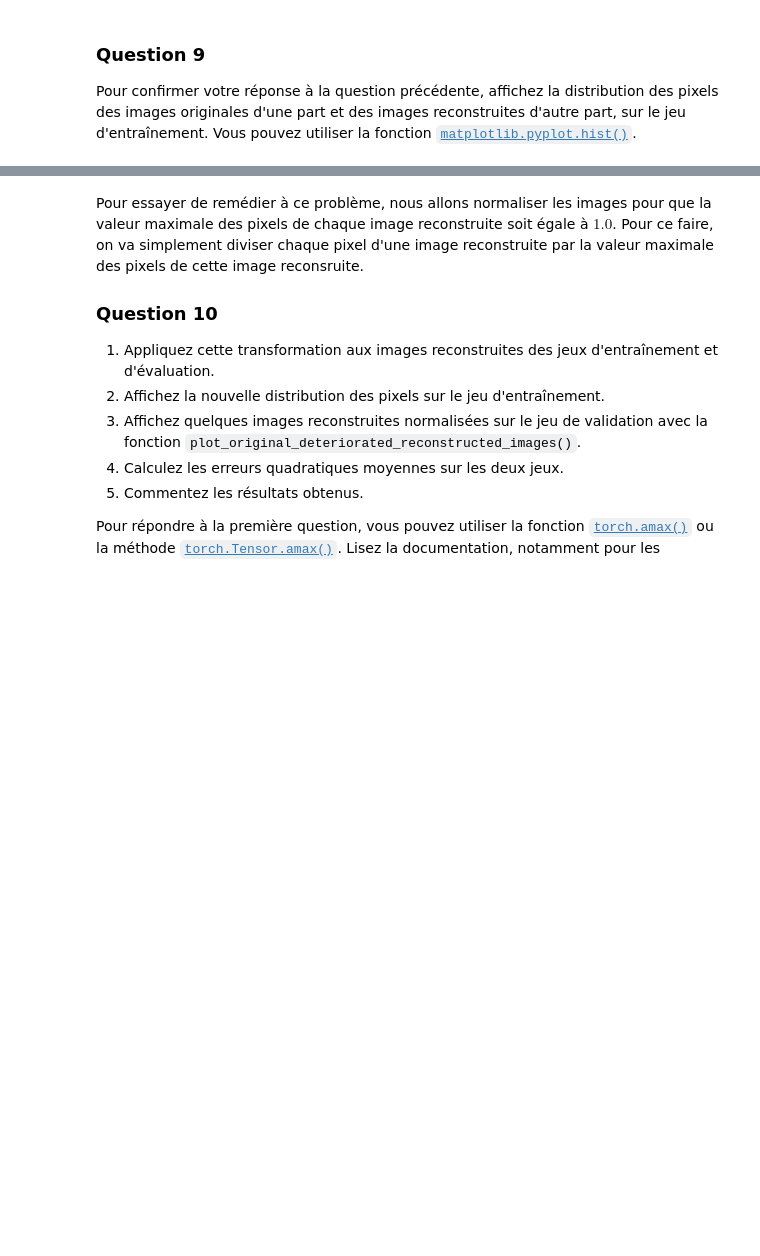
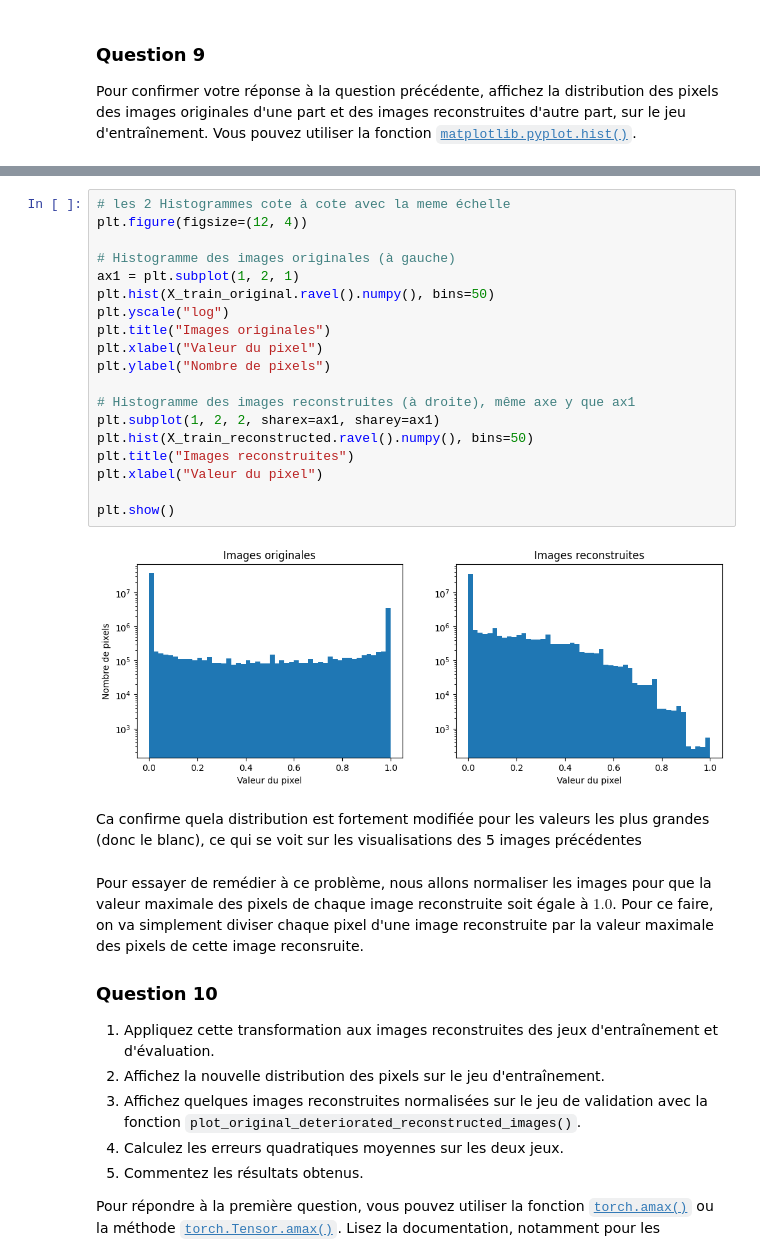
Before and after one commit to id2848/ENSAI-2A-complement-info-TP, a Jupyter notebook: notebooks/TP_4_1_énoncé.ipynb, the cells around one changed output, grey strips where cells are left out. Drawn from its saved outputs; the diff is of its cells as text; blank space fills up the shorter version.

```diff
--- a/notebooks/TP_4_1_énoncé.ipynb
+++ b/notebooks/TP_4_1_énoncé.ipynb
@@ -359,3 +392,26 @@ Vous pouvez utiliser la fonction [`matplotlib.pyplot.hist()`](https://matplotlib
+# %%
+# les 2 Histogrammes cote à cote avec la meme échelle
+plt.figure(figsize=(12, 4))
+
+# Histogramme des images originales (à gauche)
+ax1 = plt.subplot(1, 2, 1)
+plt.hist(X_train_original.ravel().numpy(), bins=50)
+plt.yscale("log")
+plt.title("Images originales")
+plt.xlabel("Valeur du pixel")
+plt.ylabel("Nombre de pixels")
+
+# Histogramme des images reconstruites (à droite), même axe y que ax1
+plt.subplot(1, 2, 2, sharex=ax1, sharey=ax1)
+plt.hist(X_train_reconstructed.ravel().numpy(), bins=50)
+plt.title("Images reconstruites")
+plt.xlabel("Valeur du pixel")
+
+plt.show()
+# %% [output]
+[figure, added]
+# %% [markdown]
+Ca confirme quela distribution est fortement modifiée pour les valeurs les plus grandes (donc le blanc), ce qui se voit sur les visualisations des 5 images précédentes
 # %% [markdown]
 Pour essayer de remédier à ce problème, nous allons normaliser les images pour que la valeur maximale des pixels de chaque image reconstruite soit égale à $1.0$. Pour ce faire, on va simplement diviser chaque pixel d'une image reconstruite par la valeur maximale des pixels de cette image reconsruite.
 
```
Also changed, not shown: parts of 22 cells of this notebook.
